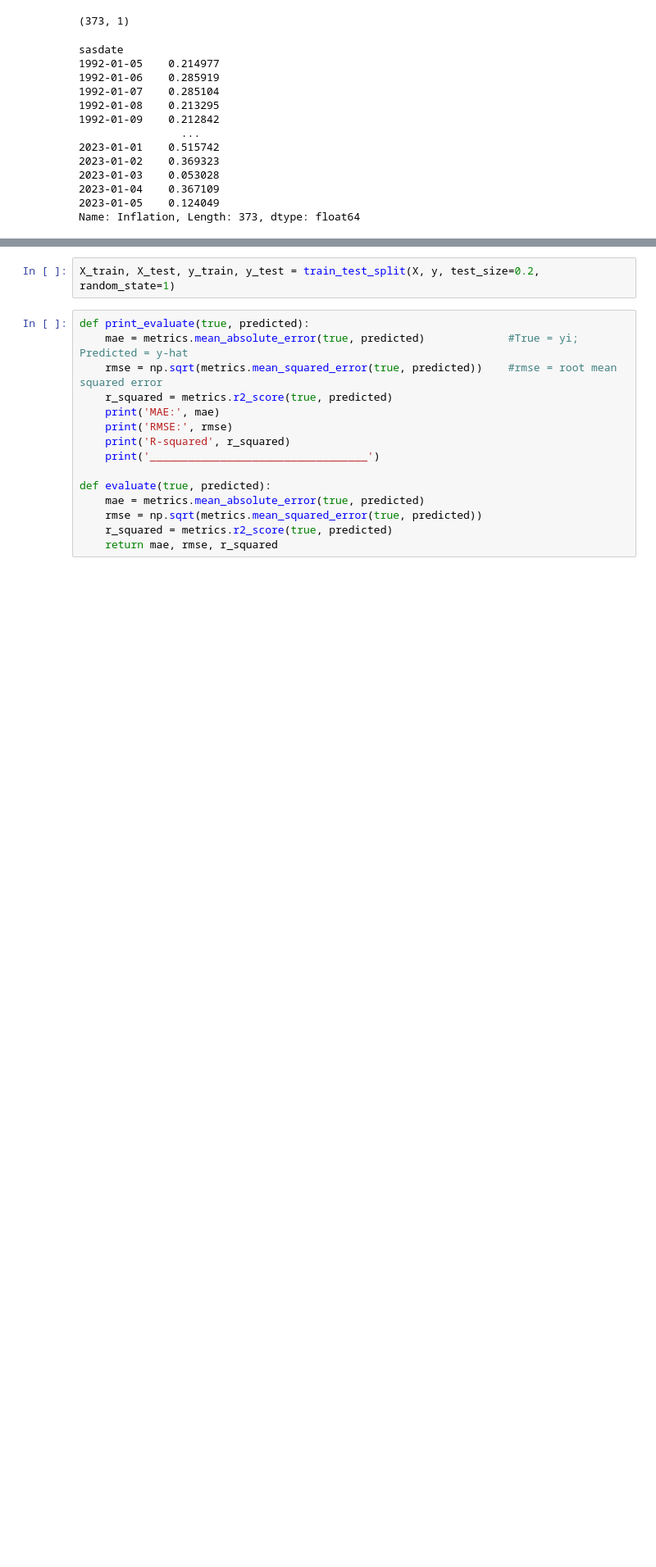
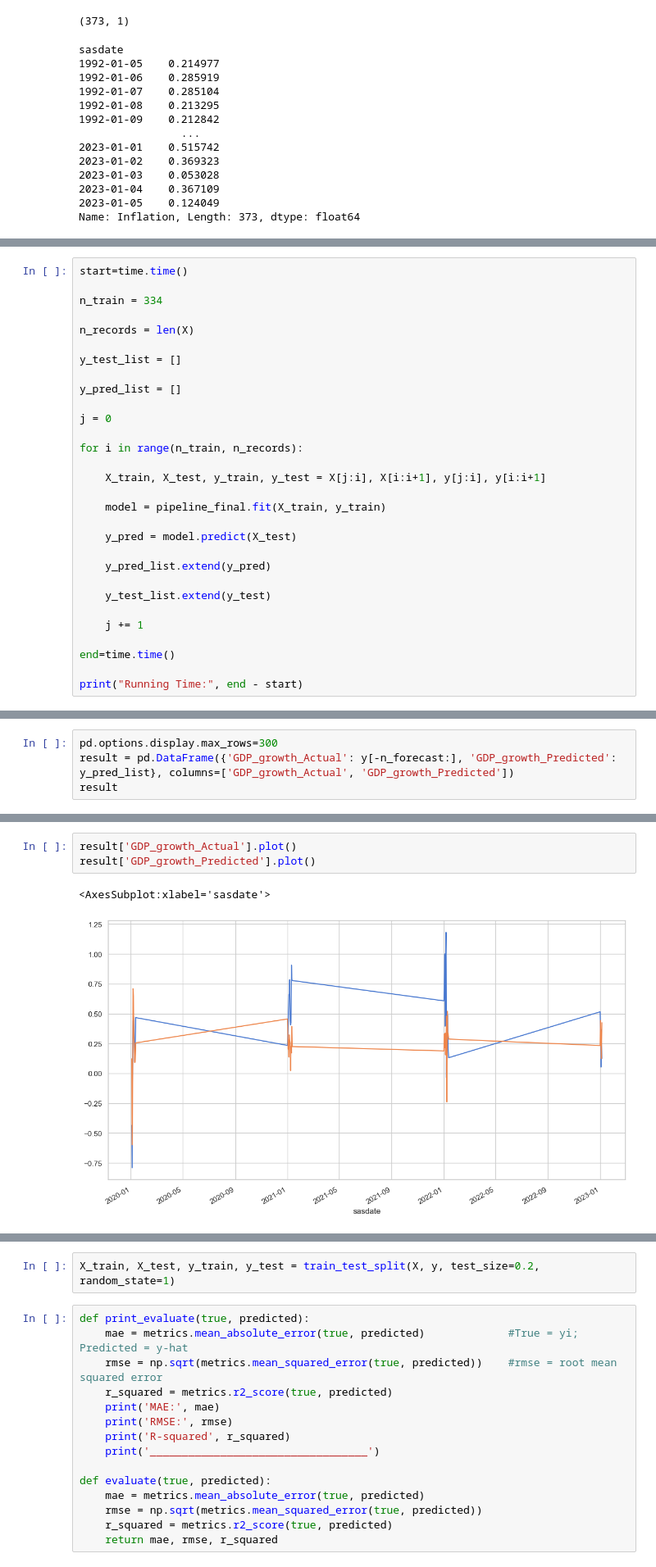
Before and after one commit to inflamcucum/ECON4305-group-project-team7, a Jupyter notebook: Regression + regularization.ipynb, the cells around one changed output, grey strips where cells are left out. Shown at 82% size. Saved outputs shown, nothing was run; the diff lists cells and outputs as text; blank space fills up the shorter version.

```diff
--- a/Regression + regularization.ipynb
+++ b/Regression + regularization.ipynb
@@ -79,0 +280,30 @@ Name: Inflation, Length: 373, dtype: float64
+# %%
+start=time.time()
+
+n_train = 334
+
+n_records = len(X)
+
+y_test_list = []
+
+y_pred_list = []
+
+j = 0
+
+for i in range(n_train, n_records):
+
+    X_train, X_test, y_train, y_test = X[j:i], X[i:i+1], y[j:i], y[i:i+1]
+
+    model = pipeline_final.fit(X_train, y_train)
+
+    y_pred = model.predict(X_test)
+
+    y_pred_list.extend(y_pred)
+
+    y_test_list.extend(y_test)
+
+    j += 1
+
+end=time.time()
+
+print("Running Time:", end - start)
@@ -79,0 +312,4 @@ Name: Inflation, Length: 373, dtype: float64
+# %%
+pd.options.display.max_rows=300
+result = pd.DataFrame({'GDP_growth_Actual': y[-n_forecast:], 'GDP_growth_Predicted': y_pred_list}, columns=['GDP_growth_Actual', 'GDP_growth_Predicted'])
+result
@@ -79,0 +335,6 @@ Name: Inflation, Length: 373, dtype: float64
+# %%
+result['GDP_growth_Actual'].plot()
+result['GDP_growth_Predicted'].plot()
+# %% [output]
+<AxesSubplot:xlabel='sasdate'>
+[figure, added]
```
Also changed, not shown: parts of 19 cells of this notebook.
